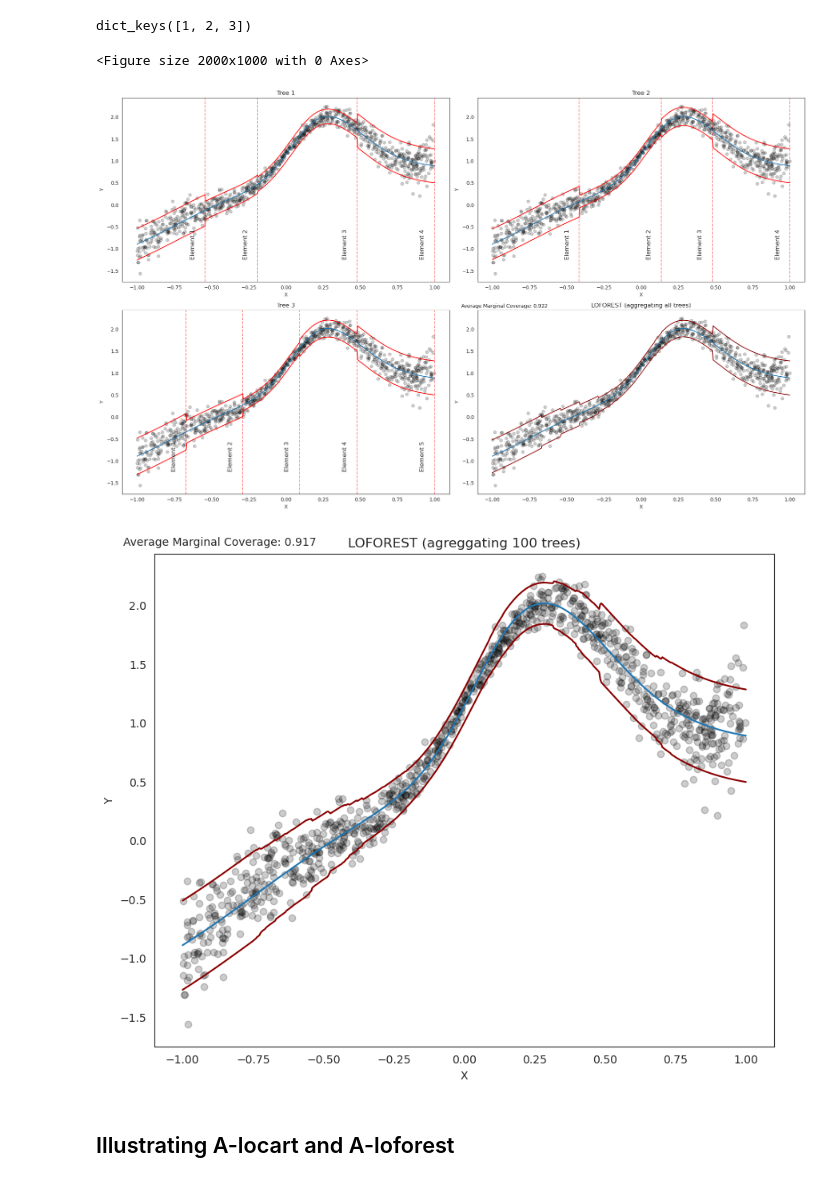
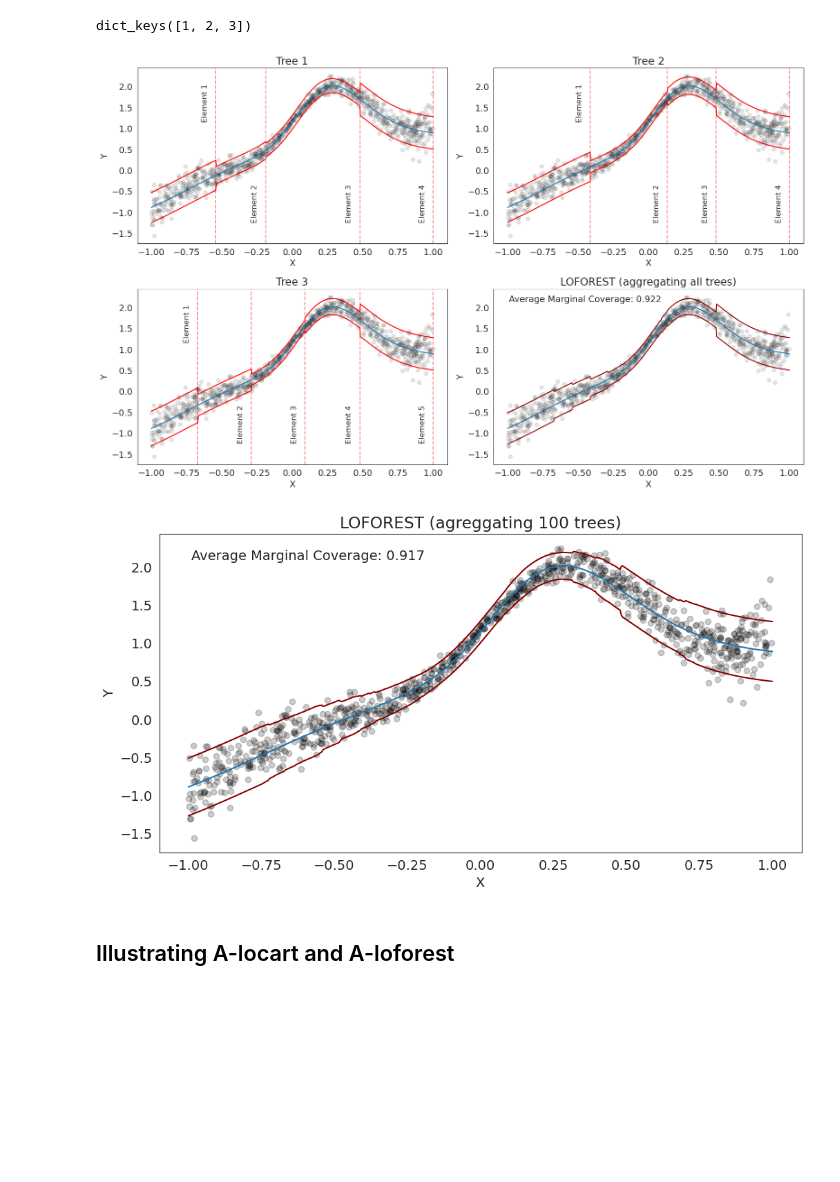
Before and after one commit to Monoxido45/clover, a Jupyter notebook: examples/illustrations.ipynb, the cells around one changed output. Cells and saved outputs as stored; diff of their text form; code cells hidden in the pictures; blank space fills up the shorter version.

```diff
--- a/examples/illustrations.ipynb
+++ b/examples/illustrations.ipynb
@@ -250,6 +250,8 @@ marg_coverage_1 = np.logical_and(y_test_1 >= pred_1[:, 0],
 marg_coverage_2 = np.logical_and(y_test_2 >= pred_2[:, 0],
         y_test_2 <= pred_2[:, 1]) + 0
 
+# Increase font size
+plt.rcParams.update({'font.size': 14})
 fig, axs = plt.subplots(1, 2, figsize = (16, 8))
 
 # Plot for reg_split_values_1
@@ -488,10 +488,9 @@ partition_dict.keys()
 dict_keys([1, 2, 3])
 # %%
 # loforest_predicitons
-plt.figure(figsize = (20, 10))
 locart_pred_grid = locart_split.predict(x_grid)
 estimator_list = locart_split.RF.estimators_
-fig, axes = plt.subplots(nrows=2, ncols=2, figsize=(20, 12))
+fig, axes = plt.subplots(nrows=2, ncols=2, figsize=(16, 10))
 ax_list = axes.flatten()
 
 for ax, i in zip(ax_list[:-1], partition_dict.keys()):
@@ -499,7 +498,10 @@ for ax, i in zip(ax_list[:-1], partition_dict.keys()):
     j = 0
     for value in partition_limits:
         ax.axvline(x=value, color='r', linestyle='--', alpha = 0.45)
-        ax.text(value- 0.1, -1.25, r'Element {}'.format(j + 1),rotation = 90, verticalalignment='bottom', fontsize=12)
+        if j == 0:
+            ax.text(value- 0.1, 1.15, r'Element {}'.format(j + 1),rotation = 90, verticalalignment='bottom', fontsize=12)
+        else:
+            ax.text(value- 0.1, -1.25, r'Element {}'.format(j + 1),rotation = 90, verticalalignment='bottom', fontsize=12)
         j += 1
 
     tree_cutoff = obtain_cutoffs(estimator_list[i - 1],
@@ -509,7 +511,7 @@ for ax, i in zip(ax_list[:-1], partition_dict.keys()):
 
     tree_pred = predict_estim(estimator_list[i - 1], x_grid, tree_cutoff, y_grid_2)
 
-    ax.scatter(test_data_2['x'], test_data_2['y'], alpha=1/5, color = 'black')
+    ax.scatter(test_data_2['x'], test_data_2['y'], alpha= 0.1, color = 'black')
     ax.plot(x_grid, y_grid_2, color = 'tab:blue', label = "base model")
     ax.plot(x_grid, tree_pred[:,0], color = "red")
     ax.plot(x_grid, tree_pred[:,1], color = "red")
@@ -518,14 +520,14 @@ for ax, i in zip(ax_list[:-1], partition_dict.keys()):
     ax.set_title("Tree {}".format(i))
 
 
-ax_list[3].scatter(test_data_2['x'], test_data_2['y'], alpha=1/5, color = 'black')
+ax_list[3].scatter(test_data_2['x'], test_data_2['y'], alpha= 0.1, color = 'black')
 ax_list[3].plot(x_grid, y_grid_2, color = 'tab:blue', label = "base model")
 ax_list[3].plot(x_grid, locart_pred_grid[:,0], color = "darkred")
 ax_list[3].plot(x_grid, locart_pred_grid[:,1], color = "darkred")
 ax_list[3].set_xlabel("X")
 ax_list[3].set_ylabel("Y")
 ax_list[3].set_title("LOFOREST (aggregating all trees)")
-ax_list[3].text(-0.05, 1.035, f'Average Marginal Coverage: {marg_coverage_local:.3f}',
+ax_list[3].text(0.05, 0.965, f'Average Marginal Coverage: {marg_coverage_local:.3f}',
             transform=plt.gca().transAxes,
             verticalalignment='top')
 
@@ -533,42 +535,41 @@ plt.tight_layout()
 plt.savefig('figures/loforest_example.pdf')
 plt.show()
 # %% [output]
-<Figure size 2000x1000 with 0 Axes>
-[figure, old version]
+[figure, new version]
 # %%
 calibration_data = make_variable_data(n_cal, seed = 1000)
 
 # fit locart to the data
 locart_split = LocartSplit(nc_score = RegressionScore, cart_type = "RF", base_model = model_2, alpha = alpha, is_fitted = True,
                           split_calib = False)
 locart_split.fit(train_data[['x']].values, train_data['y'].values)
 locart_split.calib(calibration_data[['x']].values, calibration_data['y'].values, min_samples_split = 100, n_estimators = 100, random_state = 45)
 
 pred_locart = locart_split.predict(x_test_2)
 
 marg_coverage_local = (np.logical_and(y_test_2 >= pred_locart[:, 0],
         y_test_2 <= pred_locart[:, 1]) + 0).mean()
 marg_coverage_local
 
 locart_pred_grid = locart_split.predict(x_grid)
 
-plt.figure(figsize = (10, 8))
+plt.figure(figsize = (12, 6))
 
 plt.scatter(test_data_2['x'], test_data_2['y'], alpha=1/5, color = 'black')
 plt.plot(x_grid, y_grid_2, color = 'tab:blue', label = "base model")
 plt.plot(x_grid, locart_pred_grid[:,0], color = "darkred")
 plt.plot(x_grid, locart_pred_grid[:,1], color = "darkred")
 plt.xlabel("X")
 plt.ylabel("Y")
 plt.title("LOFOREST (agreggating 100 trees)")
-plt.text(-0.05, 1.035, f'Average Marginal Coverage: {marg_coverage_local:.3f}',
+plt.text(0.05, 0.95, f'Average Marginal Coverage: {marg_coverage_local:.3f}',
             transform=plt.gca().transAxes,
             verticalalignment='top')
 
 plt.savefig('figures/loforest_smooth_example.pdf')
 plt.show()
 # %% [output]
-[figure, old version]
+[figure, new version]
 # %% [markdown]
 ## Illustrating A-locart and A-loforest
 # %%
```
Also changed, not shown: parts of 4 cells of this notebook, 1 other file.
